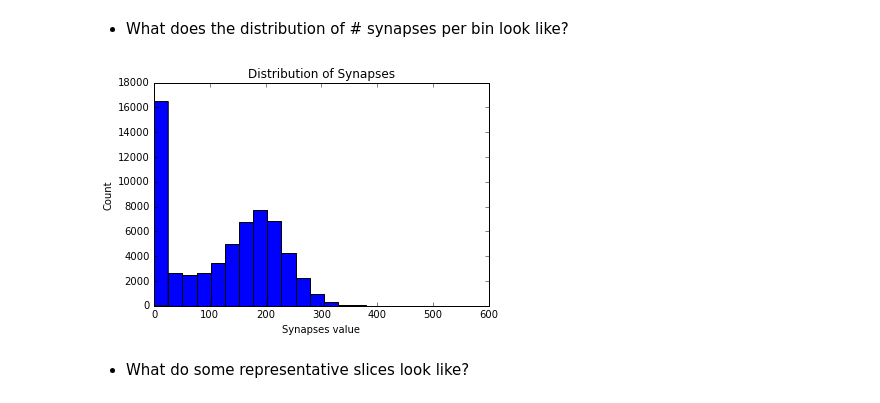
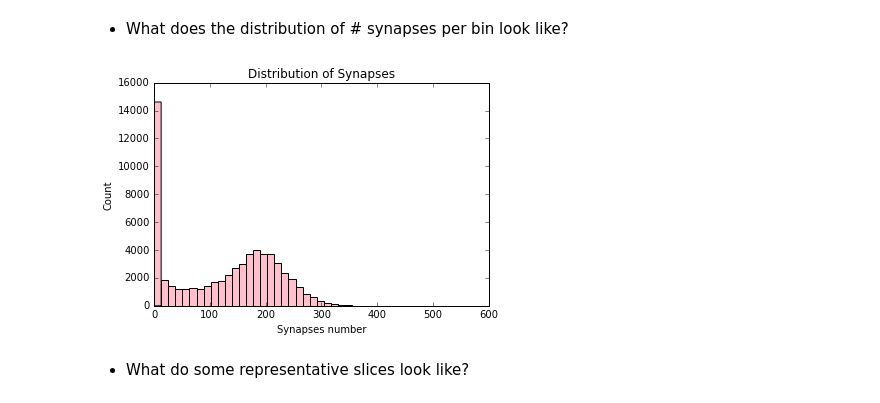
Before and after one commit to Upward-Spiral-Science/chengchang, a Jupyter notebook: Assignment 3.ipynb, the cells around one changed output. Saved outputs shown, nothing was run; the diff lists cells and outputs as text; code cells hidden in the pictures.

```diff
--- a/Assignment 3.ipynb
+++ b/Assignment 3.ipynb
@@ -155,12 +181,13 @@ plt.show()
 # %%
 fig_syn = plt.figure()
 asyn = fig_syn.add_subplot(111)
-asyn.hist(df['synapses'], bins = 20, range = (df['synapses'].min(), df['synapses'].max()))
+asyn.hist(df['synapses'], bins = 40, range = (df['synapses'].min(), df['synapses'].max()),
+         color = 'pink')
 plt.title('Distribution of Synapses')
-plt.xlabel('Synapses value')
+plt.xlabel('Synapses number')
 plt.ylabel('Count')
 plt.show()
 # %% [output]
-[figure, old version]
+[figure, new version]
 # %% [markdown]
 * What do some representative slices look like?
```
Also changed, not shown: parts of 5 cells of this notebook.
